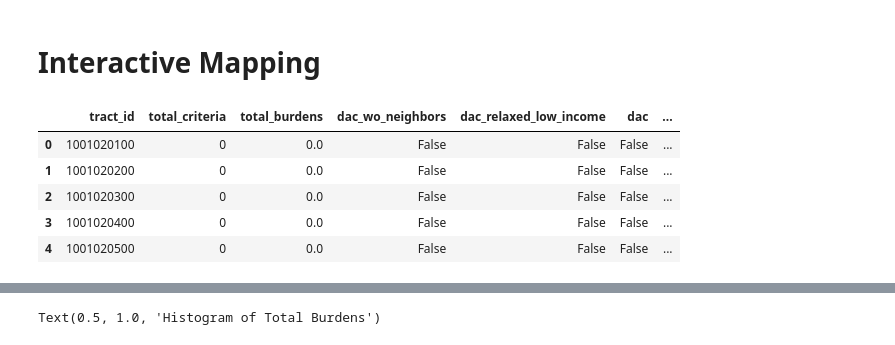
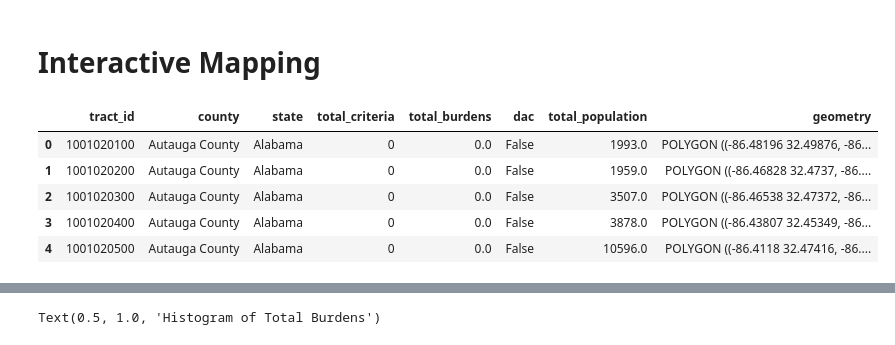
Before and after one commit to haylee360/j40-data-exploration, a Jupyter notebook: docs/mapping.ipynb, the cells around one changed output, grey strips where cells are left out. Saved outputs shown, nothing was run; the diff lists cells and outputs as text; code cells hidden in the pictures.

```diff
--- a/docs/mapping.ipynb
+++ b/docs/mapping.ipynb
@@ -22,14 +22,48 @@ import rioxarray as rioxr
 
 # Remove max columns
 pd.set_option('display.max_columns', None)
-# %%
-# Read in GeoJSON of all
-national_results = gpd.read_file('/capstone/justice40/data/national_results.geojson')
-national_results.head()
-# %% [output]
-|  | tract_id | total_criteria | total_burdens | dac_wo_neighbors | dac_relaxed_low_income | dac | ... |
-| 0 | 1001020100 | 0 | 0.0 | False | False | False | ... |
-| 1 | 1001020200 | 0 | 0.0 | False | False | False | ... |
-| 2 | 1001020300 | 0 | 0.0 | False | False | False | ... |
-| 3 | 1001020400 | 0 | 0.0 | False | False | False | ... |
-| 4 | 1001020500 | 0 | 0.0 | False | False | False | ... |
+# %%
+# Read in GeoJSON of all
+# national_results = gpd.read_file('/capstone/justice40/data/national_results.geojson')
+
+base_dir = "/capstone/justice40"
+# base_dir = "~/MEDS/justice40/data-exploration"
+
+# 2.0 communities files (from current CEJST website)
+comm_v2 = pd.read_csv(os.path.join(base_dir, "data", "2.0-communities.csv"))
+
+# Version 2.0 shapefile data
+v2_geo = gpd.read_file(os.path.join(base_dir, "data", "2.0-shapefile-codebook", "usa", "usa.shp"))
+# %%
+comm_small = comm_v2[['Census tract 2010 ID', 'County Name', 'State/Territory', 'Total threshold criteria exceeded', 'Total categories exceeded', 'Identified as disadvantaged', 'Total population']]
+
+comm_small = comm_small.rename(columns={
+    'Census tract 2010 ID': 'tract_id',
+    'County Name':'county',
+    'State/Territory':'state',
+    'Total threshold criteria exceeded':'total_criteria',
+    'Total categories exceeded':'total_burdens',
+    'Identified as disadvantaged':'dac',
+    'Total population':'total_population'
+})
+# %%
+# select geographic columns
+geo_small = v2_geo[['GEOID10', 'geometry']]
+
+# Change census tract id type so we can merge later on
+geo_small = geo_small.rename(columns={'GEOID10':'tract_id'})
+geo_small['tract_id'] = geo_small['tract_id'].astype('int64')
+
+
+# Merge geometry df and burden df
+complete = pd.merge(comm_small, geo_small, on='tract_id')
+complete = gpd.GeoDataFrame(complete)
+
+complete.head()
+# %% [output]
+|  | tract_id | county | state | total_criteria | total_burdens | dac | total_population | geometry |
+| 0 | 1001020100 | Autauga County | Alabama | 0 | 0.0 | False | 1993.0 | POLYGON ((-86.48196 32.49876, -86... |
+| 1 | 1001020200 | Autauga County | Alabama | 0 | 0.0 | False | 1959.0 | POLYGON ((-86.46828 32.4737, -86.... |
+| 2 | 1001020300 | Autauga County | Alabama | 0 | 0.0 | False | 3507.0 | POLYGON ((-86.46538 32.47372, -86... |
+| 3 | 1001020400 | Autauga County | Alabama | 0 | 0.0 | False | 3878.0 | POLYGON ((-86.43807 32.45349, -86... |
+| 4 | 1001020500 | Autauga County | Alabama | 0 | 0.0 | False | 10596.0 | POLYGON ((-86.4118 32.47416, -86.... |
```
Also changed, not shown: parts of 3 cells of this notebook.
